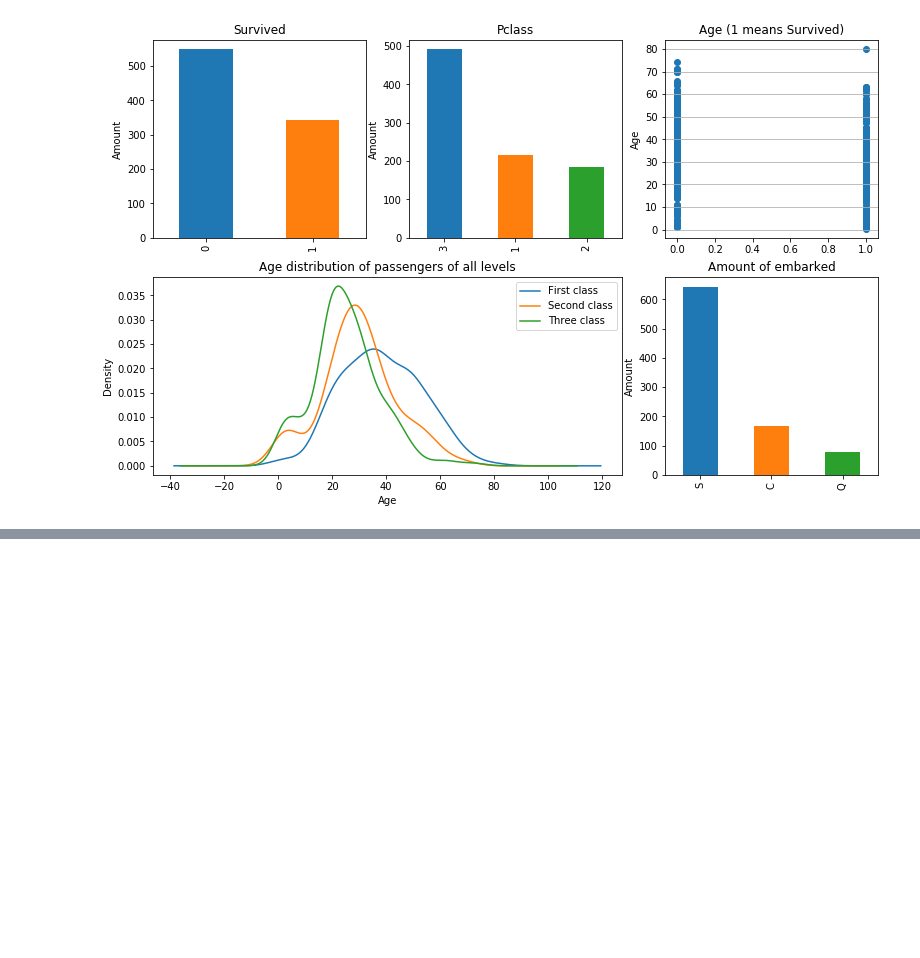
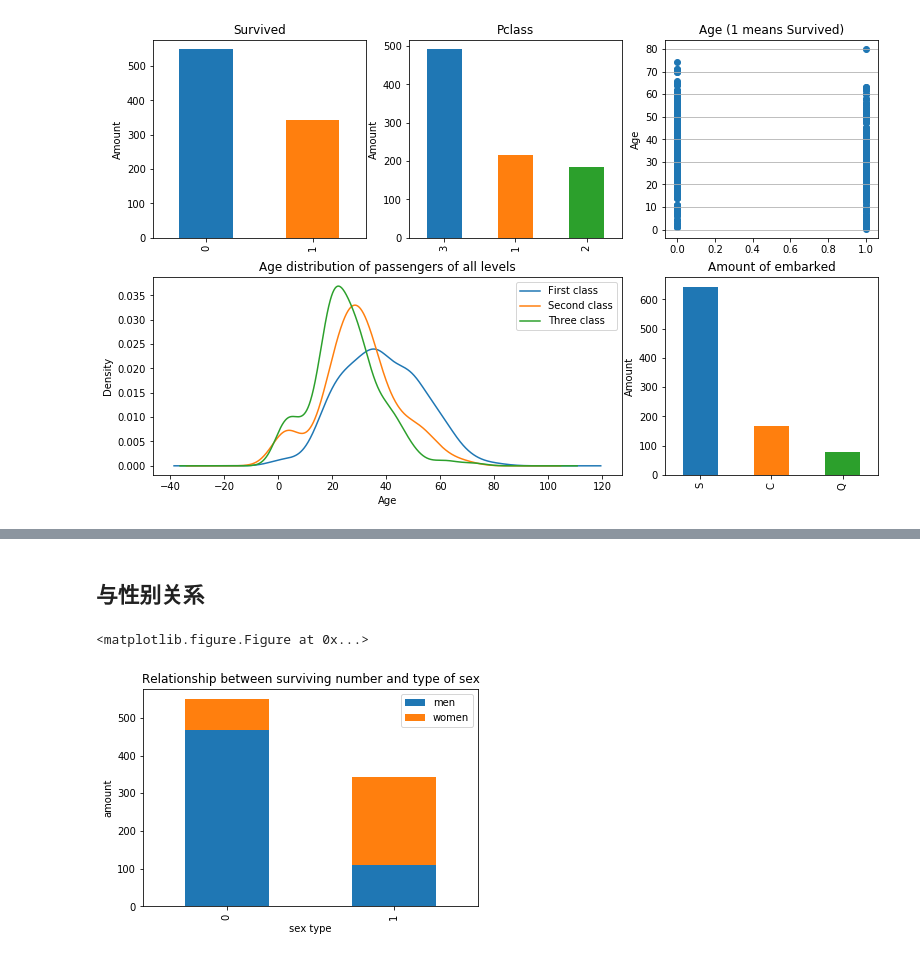
Before and after one commit to SkullFang/study_kaggle, a Jupyter notebook: Getting Started/Titanic/base.ipynb, the cells around one changed output, grey strips where cells are left out. Cells and saved outputs as stored; diff of their text form; code cells hidden in the pictures; blank space fills up the shorter version.

```diff
--- a/Getting Started/Titanic/base.ipynb
+++ b/Getting Started/Titanic/base.ipynb
@@ -92,0 +120,18 @@ plt.show()
+# %% [markdown]
+## 与性别关系
+# %%
+fig=plt.figure()
+fig.set(alpha=0.1) #set alpha make pic looks better（change line appha）
+men=titanic_data.Survived[titanic_data.Sex == 'male'].value_counts() #this is series
+women=titanic_data.Survived[titanic_data.Sex == 'female'].value_counts()#value_counts() return unique values
+#men
+df=pd.DataFrame({'men':men,'women':women}) #create dataframe
+df.plot.bar(stacked='true')#Histogram stacked default false
+plt.xlabel("sex type")
+plt.ylabel("amount")
+plt.title("Relationship between surviving number and type of sex")
+plt.show()
+#most of the surivors are women(lady and kid first)
+# %% [output]
+<matplotlib.figure.Figure at 0x...>
+[figure, added]
```
Also changed, not shown: parts of 26 cells of this notebook, 1 other file.
